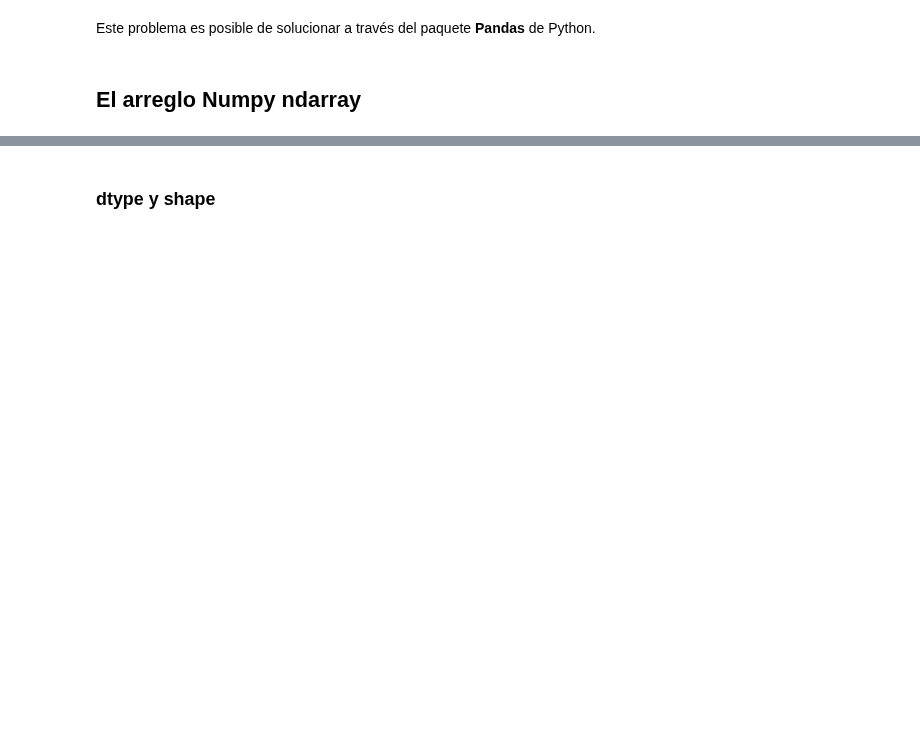
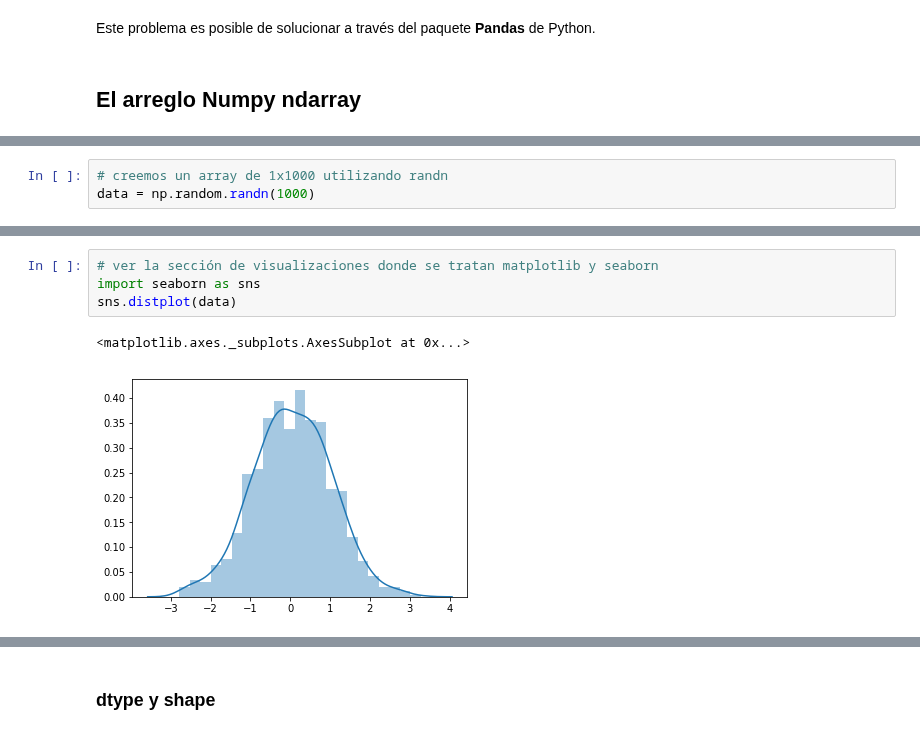
Before and after one commit to vinalyan/Data-Science, a Jupyter notebook: My Courses/EDA/Python/Numpy arrays y computo de vectores.ipynb, the cells around one changed output, grey strips where cells are left out. Drawn from its saved outputs; the diff is of its cells as text; blank space fills up the shorter version.

```diff
--- a/My Courses/EDA/Python/Numpy arrays y computo de vectores.ipynb
+++ b/My Courses/EDA/Python/Numpy arrays y computo de vectores.ipynb
@@ -90,0 +217,3 @@ Este problema es posible de solucionar a través del paquete **Pandas** de Pytho
+# %%
+# creemos un array de 1x1000 utilizando randn
+data = np.random.randn(1000)
@@ -90,0 +228,7 @@ Este problema es posible de solucionar a través del paquete **Pandas** de Pytho
+# %%
+# ver la sección de visualizaciones donde se tratan matplotlib y seaborn
+import seaborn as sns
+sns.distplot(data)
+# %% [output]
+<matplotlib.axes._subplots.AxesSubplot at 0x...>
+[figure, added]
```
Also changed, not shown: parts of 24 cells of this notebook.
